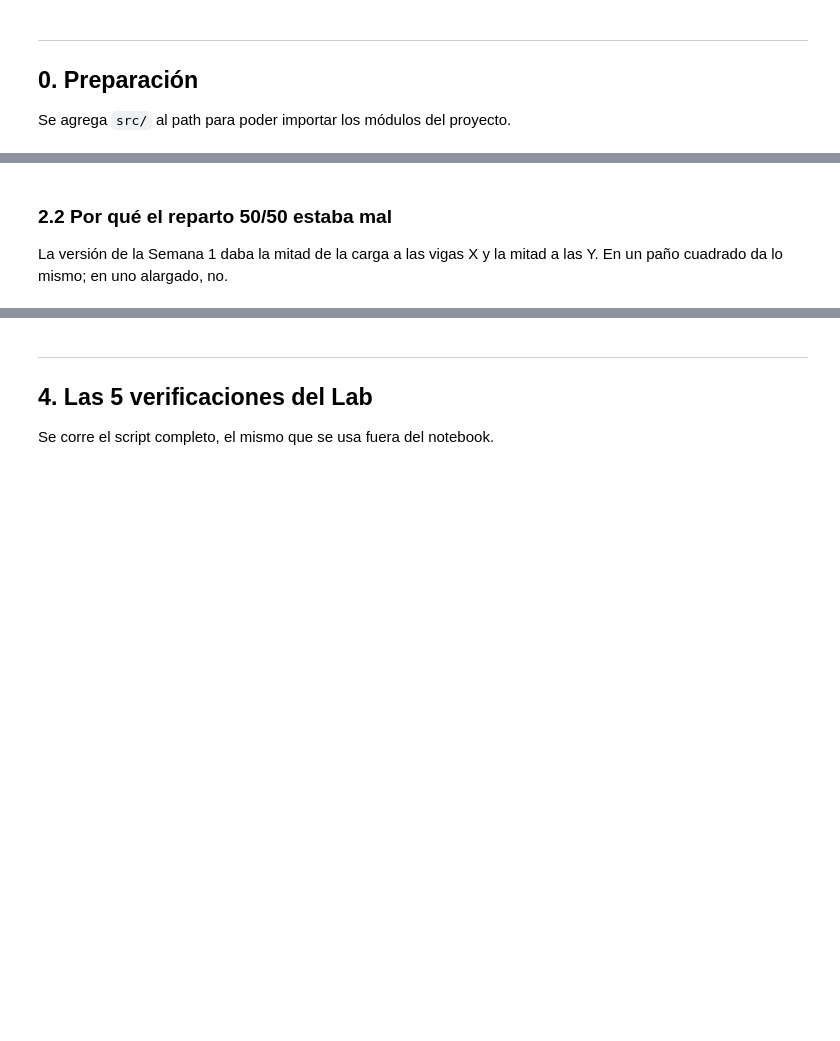
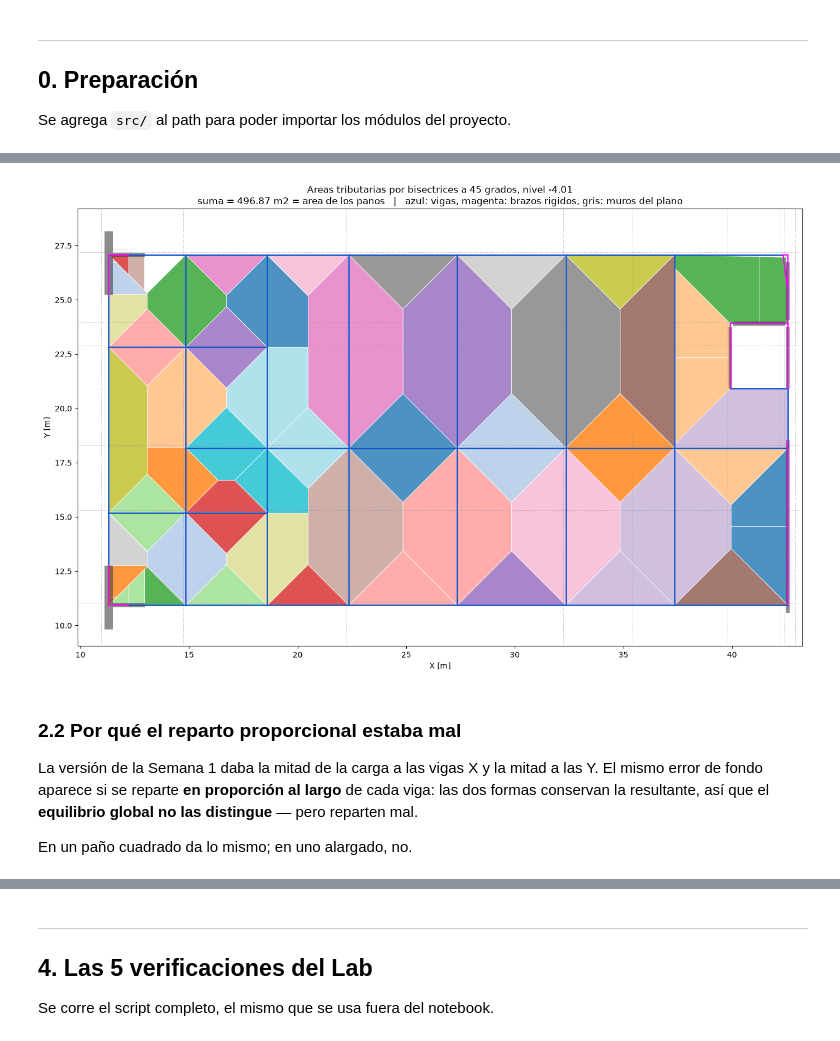
Before and after one commit to ppcastillo1-oss/P1L2_Grupo_7, a Jupyter notebook: laboratorio.ipynb, the cells around one changed output, grey strips where cells are left out. Saved outputs shown, nothing was run; the diff lists cells and outputs as text; code cells hidden in the pictures; blank space fills up the shorter version.

```diff
--- a/laboratorio.ipynb
+++ b/laboratorio.ipynb
@@ -122,0 +138,20 @@ M10     48.17   48.30   48.17   54.85    6.55   0.30
+# %%
+muros = M.cargar_muros()
+print('Muros extraidos del plano: %d\n' % len(muros))
+print('%-4s%8s%8s%8s%8s%8s%7s'
+      % ('id', 'x1', 'y1', 'x2', 'y2', 'largo', 'esp'))
+print('-' * 51)
+for m in muros:
+    print('%-4d%8.2f%8.2f%8.2f%8.2f%8.2f%7.2f'
+          % (m['id'], m['x1'], m['y1'], m['x2'], m['y2'], m['largo'], m['espesor']))
+
+print('\nPilares: %d' % len(M.cargar_pilares()))
+for c in M.cargar_pilares():
+    print('   (%7.2f, %7.2f)  %.2f x %.2f   rotulo: %s'
+          % (c['x'], c['y'], c['b'], c['h'], c.get('etiqueta')))
+
+print('\nVigas de la planta tipo: %d' % len(M.cargar_vigas()))
+for v in M.cargar_vigas():
+    print('   (%6.2f,%6.2f)-(%6.2f,%6.2f)  L=%5.2f  %.2f/%.2f   %s'
+          % (v['x1'], v['y1'], v['x2'], v['y2'], v['largo'],
+             v['ancho'], v['alto'], v.get('etiqueta')))
@@ -190,8 +238,56 @@ plt.tight_layout(); plt.show()
+# %%
+fig, ax = plt.subplots(figsize=(15, 9))
+
+cmap = matplotlib.colormaps['tab20']
+for k, (tag, reg) in enumerate(sorted(trib.items())):
+    for poli in reg['poligonos']:
+        ax.add_patch(PolyPatch(poli, closed=True, facecolor=cmap(k % 20),
+                               edgecolor='white', linewidth=0.7, alpha=0.8))
+
+# Las barras del piso, por encima
+coords = M.TOPOLOGIA['coords']
+z = M.NIVELES_Z[M.NIVEL_TIPO]
+for grupo, color, lw in (('vigas_x', '#1155cc', 1.8), ('vigas_y', '#1155cc', 1.8),
+                         ('brazos', 'magenta', 1.6)):
+    for tag, n1, n2 in M.TOPOLOGIA[grupo]:
+        a, b = coords[n1], coords[n2]
+        if abs(a[2] - z) > 1e-6 or abs(b[2] - z) > 1e-6:
+            continue
+        ax.plot([a[0], b[0]], [a[1], b[1]], color=color, lw=lw, zorder=5)
+
+# Los muros del plano, con su espesor real
+for m in muros:
+    ax.plot([m['x1'], m['x2']], [m['y1'], m['y2']], color='0.25',
+            lw=m['espesor'] * 18, solid_capstyle='butt', alpha=0.6, zorder=4)
+
+# La malla de ejes con nombre, de referencia
+for n, c in M.EJES['X']:
+    ax.axvline(c, color='#8888aa', lw=0.5, ls=':', zorder=1)
+for n, c in M.EJES['Y']:
+    if M.VENTANA['ymin'] - 2 < c < M.VENTANA['ymax'] + 2:
+        ax.axhline(c, color='#8888aa', lw=0.5, ls=':', zorder=1)
+
+ax.set_aspect('equal')
+ax.set_xlabel('X [m]')
+ax.set_ylabel('Y [m]')
+ax.set_xlim(M.VENTANA['xmin'] - 0.5, M.VENTANA['xmax'] + 0.5)
+ax.set_ylim(M.VENTANA['ymin'] - 0.5, M.VENTANA['ymax'] + 0.5)
+ax.set_title('Areas tributarias por bisectrices a 45 grados, nivel %+.2f\n'
+             'suma = %.2f m2 = area de los panos   |   azul: vigas, '
+             'magenta: brazos rigidos, gris: muros del plano' % (z, suma))
+plt.tight_layout()
+plt.show()
+# %% [output]
+[figure, added]
 # %% [markdown]
-### 2.2 Por qué el reparto 50/50 estaba mal
+### 2.2 Por qué el reparto proporcional estaba mal
 
-La versión de la Semana 1 daba la mitad de la carga a las vigas X y la mitad a
-las Y. En un paño cuadrado da lo mismo; en uno alargado, no.
+La versión de la Semana 1 daba la mitad de la carga a las vigas X y la mitad a las Y.
+El mismo error de fondo aparece si se reparte **en proporción al largo** de cada
+viga: las dos formas conservan la resultante, así que el **equilibrio global no las
+distingue** — pero reparten mal.
+
+En un paño cuadrado da lo mismo; en uno alargado, no.
 # %%
 Lx, Ly = 10.00, 3.34     # un pano real de este edificio
 
```
Also changed, not shown: parts of 26 cells of this notebook, 14 other files.
